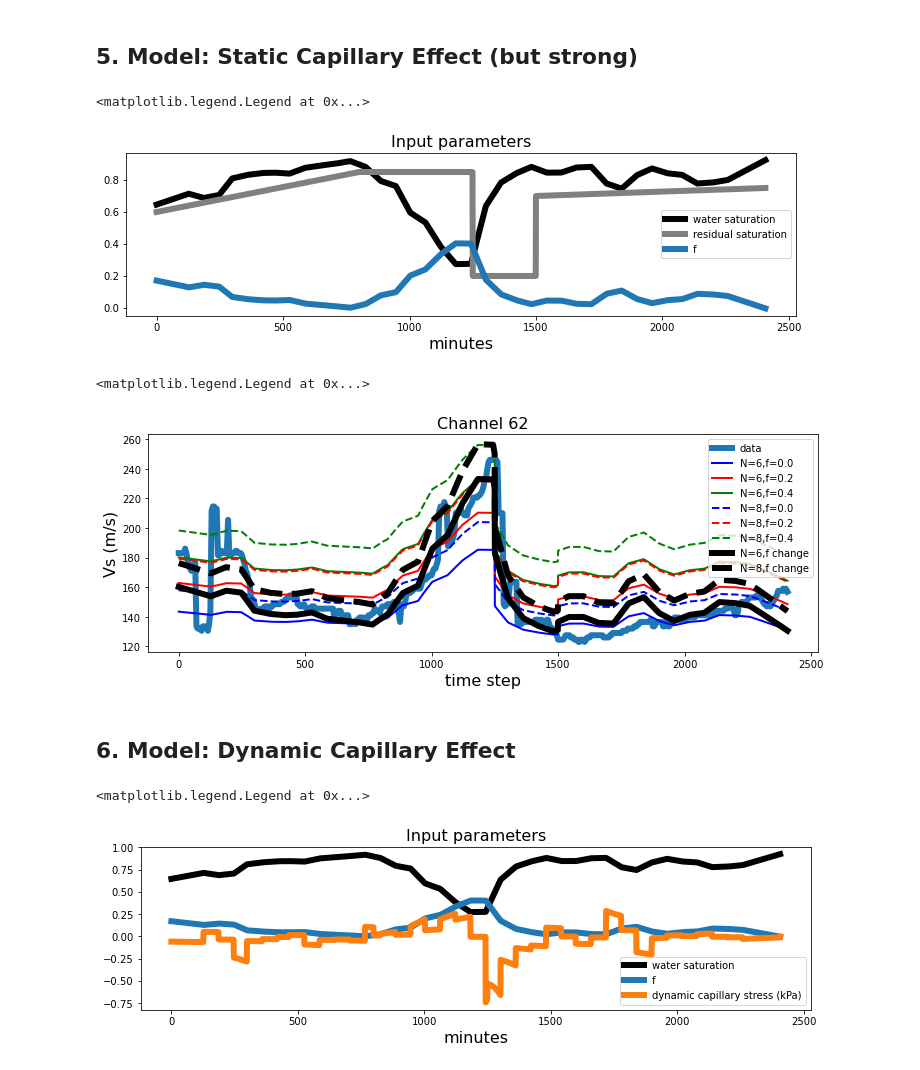
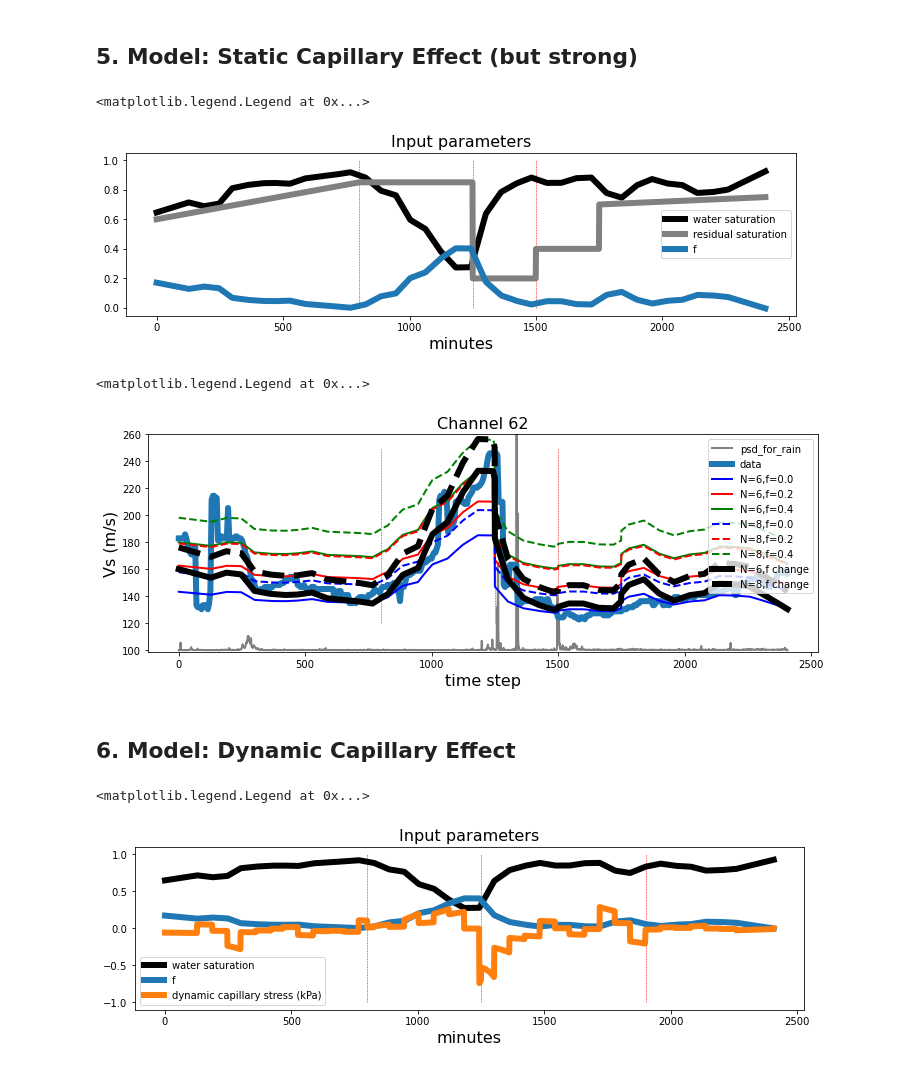
Before and after one commit to Denolle-Lab/FarmDAS, a Jupyter notebook: examples/dvv_and_model/lithology_models.ipynb, the cells around one changed output. Cells and saved outputs as stored; diff of their text form; code cells hidden in the pictures.

```diff
--- a/examples/dvv_and_model/lithology_models.ipynb
+++ b/examples/dvv_and_model/lithology_models.ipynb
@@ -240,48 +240,55 @@ s=moisture/100*2-1
 s_wr1 = np.linspace(0.6, 0.85, 800)
 s_wr2 = 0.85*np.ones(450)
 s_wr3 = 0.20*np.ones(250)
-s_wr4 = np.linspace(0.7, 0.75, 908)
-s_wr = np.concatenate((s_wr1, s_wr2, s_wr3, s_wr4))
+s_wr4 = 0.40*np.ones(250)
+s_wr5 = np.linspace(0.7, 0.75, 658)
+s_wr = np.concatenate((s_wr1, s_wr2, s_wr3, s_wr4, s_wr5))
 
 plt.figure(figsize=(12, 3))
 plt.plot(np.arange(len(moisture)), s, label='water saturation', color='k', lw=6)
 plt.plot(np.arange(len(moisture)), s_wr, label='residual saturation', color='gray', lw=6)
 plt.plot(np.arange(len(new_f)), new_f, label='f', lw=6)
+for time_min in [800, 1250, 1500]:
+    plt.vlines(time_min, 0, 1, color='r', lw=0.5, ls='--')
 
 plt.xlabel("minutes", fontsize = 16)
 plt.title("Input parameters", fontsize = 16)
 plt.legend()
 # %% [output]
 <matplotlib.legend.Legend at 0x...>
-[figure, old version]
+[figure, new version]
 # %%
 vp_sand, vs_sand, _, _, _ = litho(bulk_density, porosity, 6, new_f, s, s_wr, 0).get_vp_vs()
 vp_sand1, vs_sand1, _, _, _ = litho(bulk_density, porosity, 6, 0.0, s, s_wr, 0).get_vp_vs()
 vp_sand2, vs_sand2, _, _, _ = litho(bulk_density, porosity, 6, 0.2, s, s_wr, 0).get_vp_vs()
 vp_sand3, vs_sand3, _, _, _ = litho(bulk_density, porosity, 6, 0.4, s, s_wr, 0).get_vp_vs()
 vp_clay, vs_clay, _, _, _ = litho(bulk_density, porosity, 8, new_f, s, s_wr, 0).get_vp_vs()
 vp_clay1, vs_clay1, _, _, _ = litho(bulk_density, porosity, 8, 0.0, s, s_wr, 0).get_vp_vs()
 vp_clay2, vs_clay2, _, _, _ = litho(bulk_density, porosity, 8, 0.2, s, s_wr, 0).get_vp_vs()
 vp_clay3, vs_clay3, _, _, _ = litho(bulk_density, porosity, 8, 0.4, s, s_wr, 0).get_vp_vs()
 
 plt.figure(figsize=(12, 4))
+plt.plot(np.arange(len(psd)), psd * 500+100, label='psd_for_rain', color='gray', lw=2)
 plt.plot(np.arange(len(dvv)), dvv*150, label='data', lw=6)
 plt.plot(np.arange(len(moisture)), vs_sand1, label='N=6,f=0.0', color='b', lw=2)
 plt.plot(np.arange(len(moisture)), vs_sand2, label='N=6,f=0.2', color='r', lw=2)
 plt.plot(np.arange(len(moisture)), vs_sand3, label='N=6,f=0.4', color='g', lw=2)
 plt.plot(np.arange(len(moisture)), vs_clay1, label='N=8,f=0.0', color='b', lw=2, ls='--')
 plt.plot(np.arange(len(moisture)), vs_clay2, label='N=8,f=0.2', color='r', lw=2, ls='--')
 plt.plot(np.arange(len(moisture)), vs_clay3, label='N=8,f=0.4', color='g', lw=2, ls='--')
 plt.plot(np.arange(len(moisture)), vs_sand, label='N=6,f change', color='k', lw=6)
 plt.plot(np.arange(len(moisture)), vs_clay, label='N=8,f change', color='k', lw=6, ls='--')
 
+for time_min in [800, 1250, 1500]:
+    plt.vlines(time_min, 120, 250, color='r', lw=0.5, ls='--')
 plt.xlabel("time step", fontsize = 16)
 plt.ylabel("Vs (m/s)", fontsize = 16)
+plt.ylim(99, 260)
 plt.title("Channel 62", fontsize = 16)
 plt.legend(loc='upper right')
 # %% [output]
 <matplotlib.legend.Legend at 0x...>
-[figure, old version]
+[figure, new version]
 # %% [markdown]
 ## 6. Model: Dynamic Capillary Effect
 # %%
@@ -305,12 +312,15 @@ plt.figure(figsize=(12, 3))
 plt.plot(np.arange(len(moisture)), s, label='water saturation', color='k', lw=6)
 plt.plot(np.arange(len(new_f)), new_f, label='f', lw=6)
 plt.plot(np.arange(len(p_diff)), p_diff/1000, label='dynamic capillary stress (kPa)', lw=6)
+
+for time_min in [800, 1250, 1900]:
+    plt.vlines(time_min, -1, 1, color='r', lw=0.5, ls='--')
 plt.xlabel("minutes", fontsize = 16)
 plt.title("Input parameters", fontsize = 16)
 plt.legend()
 # %% [output]
 <matplotlib.legend.Legend at 0x...>
-[figure, old version]
+[figure, new version]
 # %%
 vp_sand, vs_sand, _, _, _ = litho(bulk_density, porosity, 6, new_f, s, s_wr, tau).get_vp_vs()
 vp_sand1, vs_sand1, _, _, _ = litho(bulk_density, porosity, 6, 0.0, s, s_wr, tau).get_vp_vs()
```
Also changed, not shown: parts of 2 cells of this notebook.
